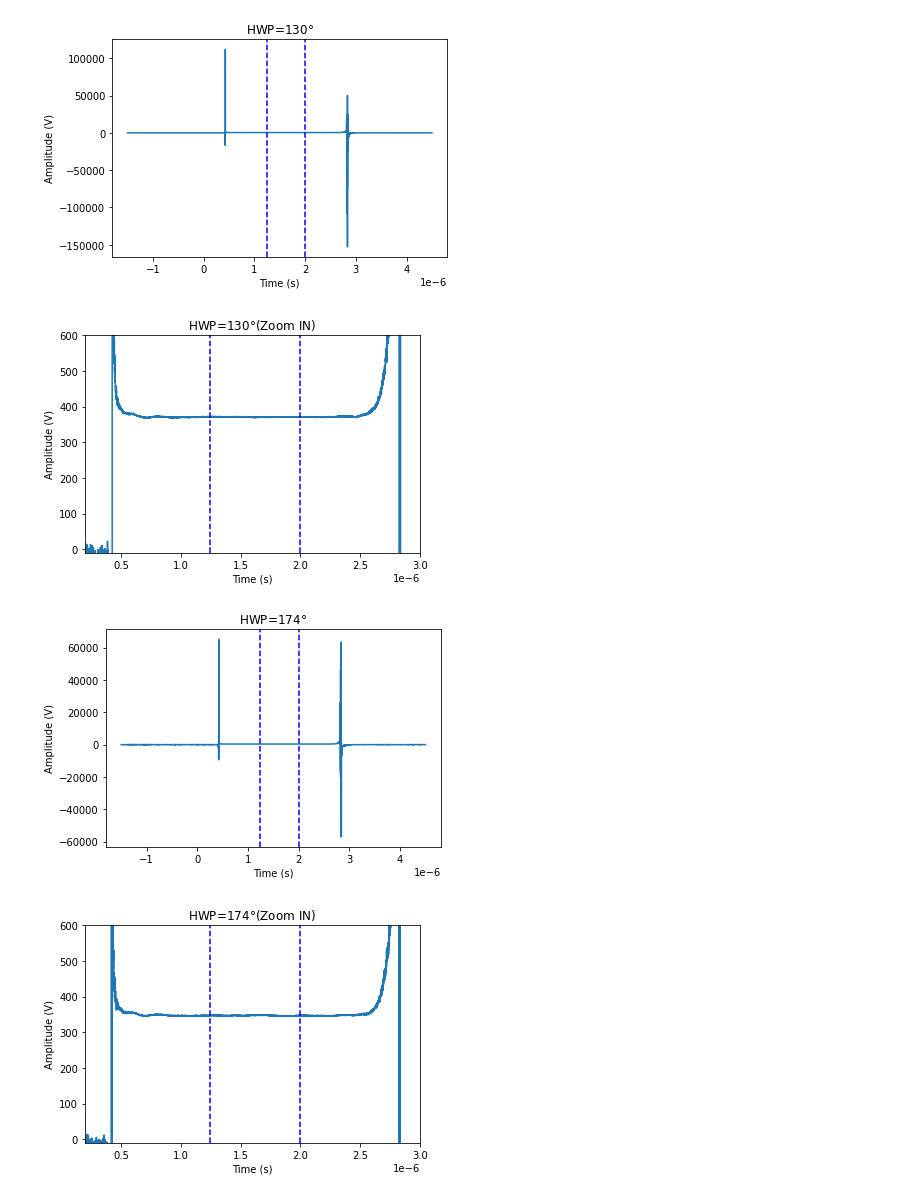
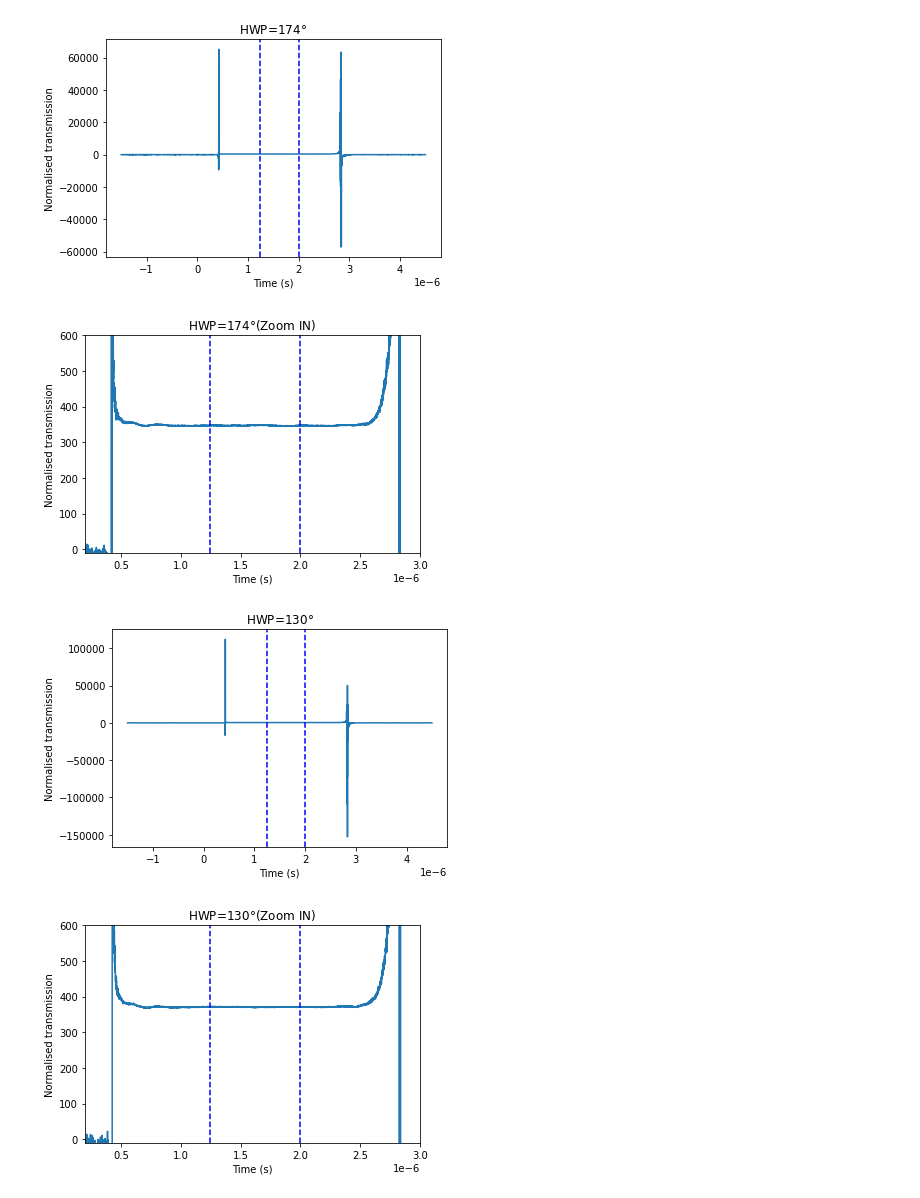
Before and after one commit to JUOM2016/Quick_cal_and_plotting, a Jupyter notebook: 20230201_abs_by_laser_pulse_two_polarisations.ipynb, the cells around one changed output. Cells and saved outputs as stored; diff of their text form; code cells hidden in the pictures.

```diff
--- a/20230201_abs_by_laser_pulse_two_polarisations.ipynb
+++ b/20230201_abs_by_laser_pulse_two_polarisations.ipynb
@@ -7,19 +7,21 @@ import matplotlib.pyplot as plt
 from scipy.optimize import curve_fit
 # %%
 dir = 'C:\\Users\\wj2002\\Dropbox (Heriot-Watt University Team)\\RES_EPS_Quantum_Photonics_Lab\\Experiments\\Current Experiments\\Broadband telecom quantum memories\\2023_Pr_YVO_Sectroscopy\\Visible\\0.1%'
-folder = '0201_OD_laser'
+folder = '0130_OD_laser' #0201_OD_laser_low_freq
 path = dir + '\\' + folder + '\\'
 file_list = os.listdir(path)
 list_csv=natsorted([i for i in file_list if i.endswith('.CSV')]) # Sort the measured data file
-referece_files=np.array(['OD013102.CSV','OD013101.CSV'])
-list_csv_new=np.delete(list_csv,[0,1])
+referece_files=np.array(['OD013101.CSV','OD013102.CSV'])
+list_csv_new=np.delete(list_csv,[28,29])
 file_size=np.shape(list_csv_new)
 
 Plot_raw_data=1 # 1: plot the raw data
 # %%
 freq_reference=np.array([494.98814]) # Unite: THz
-freq=np.array([494.99256,495.01918,495.04641,495.07809,495.10161,495.12942,495.15888,495.18512]) # Unite: THz
-HWP=np.array([130,174]) # Angle values of the half-wave plate rotated for changing the polarisation
+#freq=np.array([494.99256,495.01918,495.04641,495.07809,495.10161,495.12942,495.15888,495.18512]) # Unite: THz
+freq=np.array([496.12010,496.12079,496.12150,496.12221,496.12293,496.12371,496.12449,496.12530,496.12612,496.12701,496.12782,496.12870,496.12959,496.13063])
+#freq=np.array([493.84562,493.87409,493.89238])
+HWP=np.array([174,130]) # Angle values of the half-wave plate rotated for changing the polarisation
 # %%
 example=pd.read_csv(os.path.join(path,referece_files[0]))
 example=example.to_numpy()
@@ -47,39 +49,39 @@ for index, ref_file in enumerate(referece_files):
     mask1 = (reflected_ref[:-1] < R_max_ref*0.7) & (reflected_ref[1:] > R_max_ref*0.7)
     mask2 = (reflected_ref[:-1] > R_max_ref*0.7) & (reflected_ref[1:] < R_max_ref*0.7)
     Trigger_pos_R_ref=np.flatnonzero(mask1 | mask2)+1 # find the rising and falling edges
     Trigger_pos_R_ref_min=np.min(Trigger_pos_R_ref) # find the minimum value of the rising edge
     Trigger_pos_R_ref_max=np.max(Trigger_pos_R_ref) # find the maximum value of the falling edge
     pos_R_ref_start=round(Trigger_pos_R_ref_min+(Trigger_pos_R_ref_max-Trigger_pos_R_ref_min)/3)
     pos_R_ref_stop=round(Trigger_pos_R_ref_min+(Trigger_pos_R_ref_max-Trigger_pos_R_ref_min)*3/4)
     R_ref_ave=np.average(reflected_ref[pos_R_ref_start:pos_R_ref_stop])
 
     normalised_ref_curve[:,index]=transmitted_ref/reflected_ref
     normalised_reference[index]=T_ref_ave/R_ref_ave
     #Plot raw traces and also show the region between the two vertical dashed blue lines is used to calculated the averaged amplitude
     if Plot_raw_data==1:
 
         fig,ax=plt.subplots()
         ax.plot(ref[:,0],normalised_ref_curve[:,index])
         ax.axvline(ref[pos_T_ref_start,0],color='b',linestyle='dashed')
         ax.axvline(ref[pos_T_ref_stop,0],color='b',linestyle='dashed')
         ax.set_xlabel('Time (s)')
-        ax.set_ylabel('Amplitude (V)')
+        ax.set_ylabel('Normalised transmission')
         ax.set_title('HWP='+"{}".format(HWP[index])+'$\degree$')
 
         fig,ax=plt.subplots()
         ax.plot(ref[:,0],normalised_ref_curve[:,index])
         ax.axvline(ref[pos_T_ref_start,0],color='b',linestyle='dashed')
         ax.axvline(ref[pos_T_ref_stop,0],color='b',linestyle='dashed')
         ax.set_xlabel('Time (s)')
         ax.set_xlim([0.2e-6,3e-6])
-        ax.set_ylabel('Amplitude (V)')
+        ax.set_ylabel('Normalised transmission')
         ax.set_ylim([-10,600])
         ax.set_title('HWP='+"{}".format(HWP[index])+'$\degree$'+'(Zoom IN)')
 # %% [output]
-[figure, old version]
+[figure, new version]
-[figure, old version]
+[figure, new version]
-[figure, old version]
+[figure, new version]
-[figure, old version]
+[figure, new version]
 # %%
 # Initialise the data saving array
 T_1_ave=np.empty([int(file_size[0]/len(referece_files)),1])
```
Also changed, not shown: parts of 2 cells of this notebook, 1 other file.
